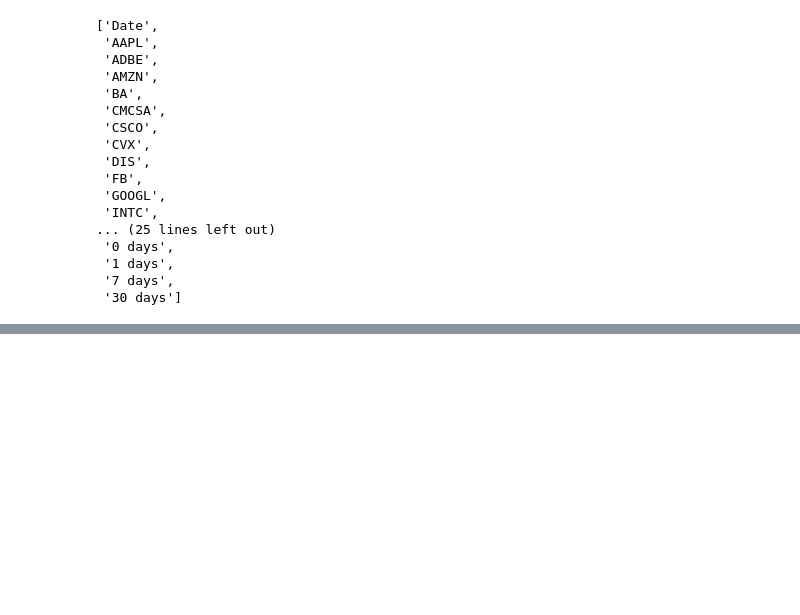
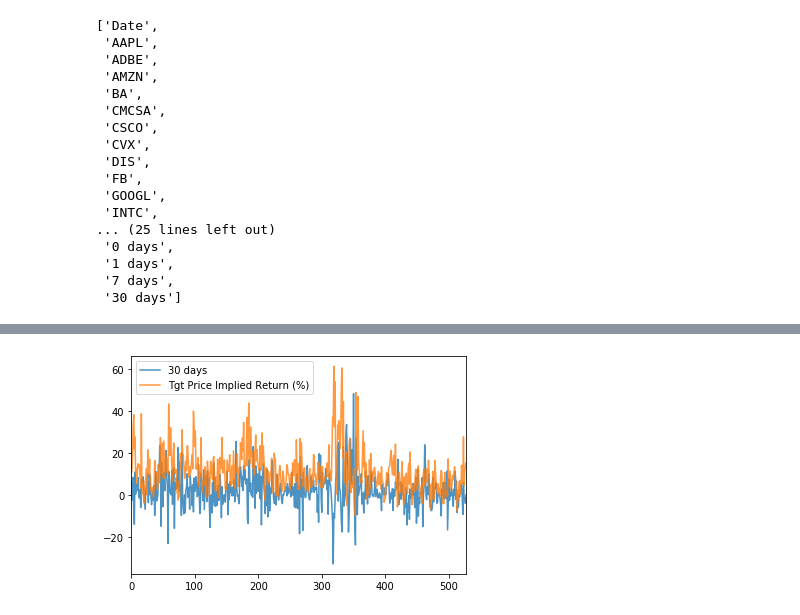
Before and after one commit to LucasG234/qpq, a Jupyter notebook: part1model.ipynb, the cells around one changed output, grey strips where cells are left out. Drawn from its saved outputs; the diff is of its cells as text; code cells hidden in the pictures; blank space fills up the shorter version.

```diff
--- a/part1model.ipynb
+++ b/part1model.ipynb
@@ -201,0 +202,4 @@ model.score(X, Y3)
+# %%
+db[['30 days', 'Tgt Price Implied Return (%)']].plot(alpha=.8);
+# %% [output]
+[figure, added]
```
Also changed, not shown: parts of 13 cells of this notebook.
